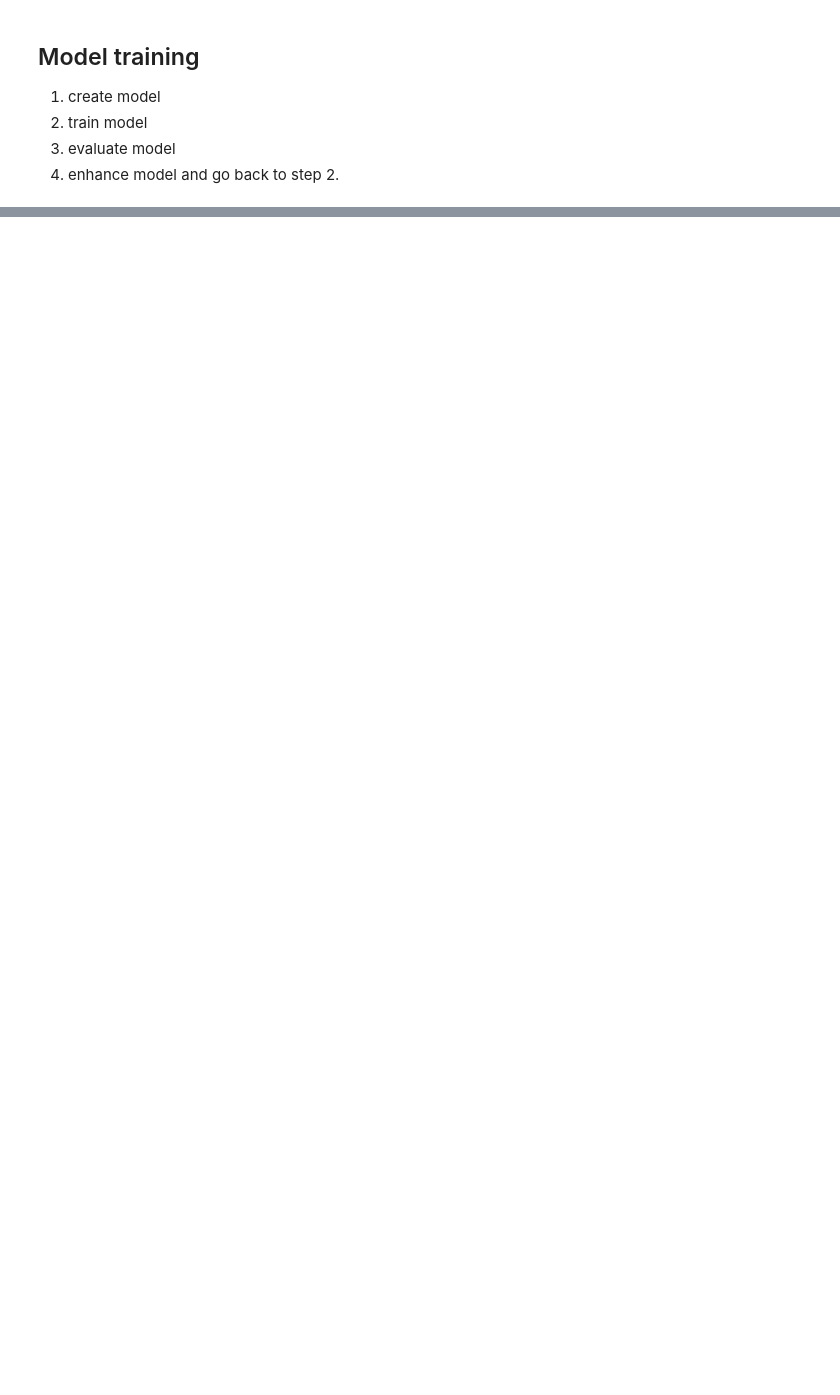
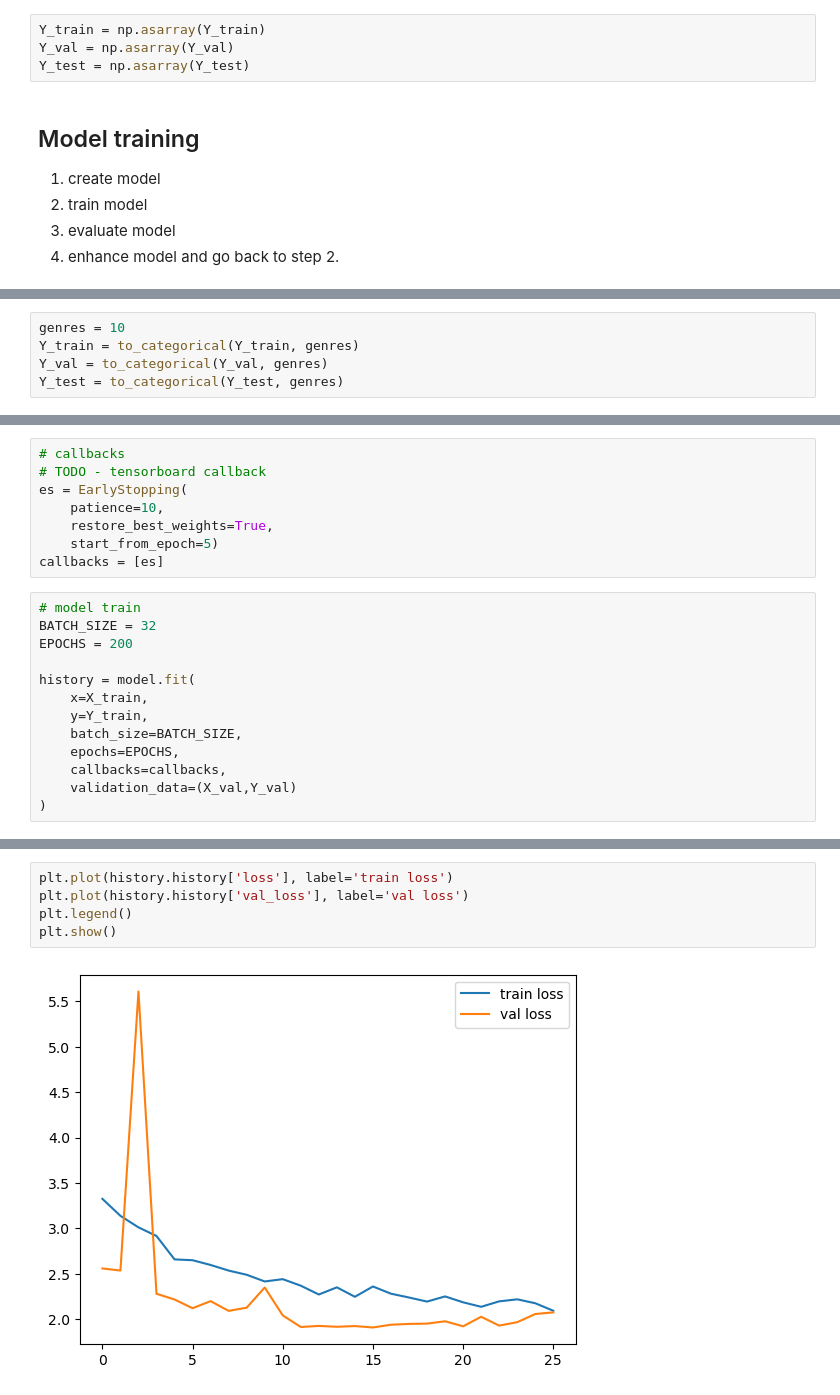
Before and after one commit to DanielVeress/music-genre-classification, a Jupyter notebook: DataProcessing.ipynb, the cells around one changed output, grey strips where cells are left out. Cells and saved outputs as stored; diff of their text form; blank space fills up the shorter version.

Commit message:
Added model creation, training and evaluation

```diff
--- a/DataProcessing.ipynb
+++ b/DataProcessing.ipynb
@@ -268,6 +290,10 @@ print('X_test shape: ', X_test.shape)
 X_train shape:  (699, 10, 37)
 X_val shape:  (149, 10, 37)
 X_test shape:  (151, 10, 37)
+# %%
+Y_train = np.asarray(Y_train)
+Y_val = np.asarray(Y_val)
+Y_test = np.asarray(Y_test)
 # %% [markdown]
 ## Model training
 1. create model
@@ -277 +310,6 @@ X_test shape:  (151, 10, 37)
+# %%
+genres = 10
+Y_train = to_categorical(Y_train, genres)
+Y_val = to_categorical(Y_val, genres)
+Y_test = to_categorical(Y_test, genres)
 # %%
@@ -278,0 +356,21 @@ X_test shape:  (151, 10, 37)
+# %%
+# callbacks
+# TODO - tensorboard callback
+es = EarlyStopping(
+    patience=10,
+    restore_best_weights=True,
+    start_from_epoch=5)
+callbacks = [es]
+# %%
+# model train
+BATCH_SIZE = 32
+EPOCHS = 200
+
+history = model.fit(
+    x=X_train,
+    y=Y_train,
+    batch_size=BATCH_SIZE,
+    epochs=EPOCHS,
+    callbacks=callbacks,
+    validation_data=(X_val,Y_val)
+)
@@ -278,0 +395,7 @@ X_test shape:  (151, 10, 37)
+# %%
+plt.plot(history.history['loss'], label='train loss')
+plt.plot(history.history['val_loss'], label='val loss')
+plt.legend()
+plt.show()
+# %% [output]
+[figure, added]
```
Also changed, not shown: parts of 14 cells of this notebook.
